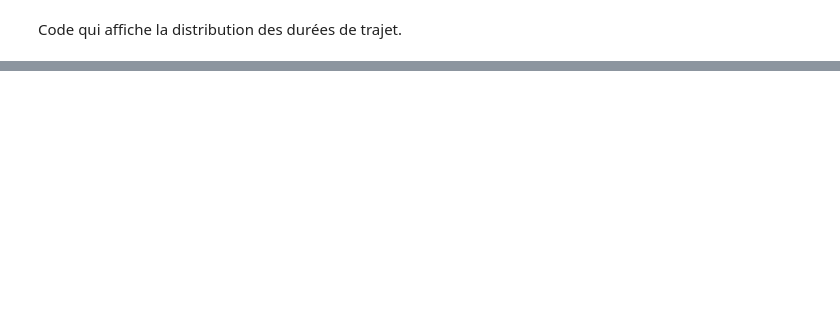
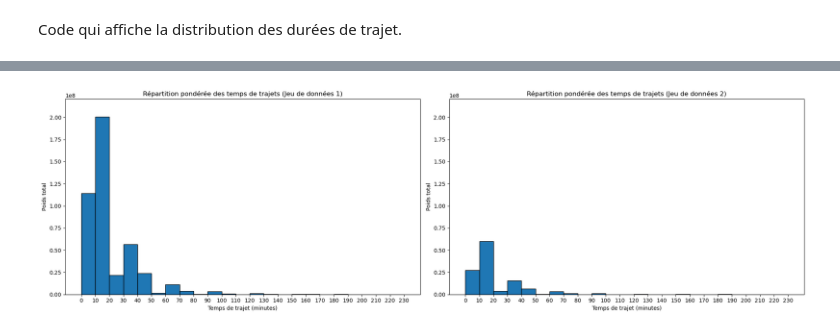
Before and after one commit to kilianguillon/Projet_statapp, a Jupyter notebook: duree_trajets.ipynb, the cells around one changed output, grey strips where cells are left out. Drawn from its saved outputs; the diff is of its cells as text; code cells hidden in the pictures; blank space fills up the shorter version.

```diff
--- a/duree_trajets.ipynb
+++ b/duree_trajets.ipynb
@@ -59,0 +100,31 @@ Distribution en fonction du jour de la semaine ;
+# %%
+data['DUREE_TRAJET'] = data['DUREE_TRAJET'].replace(',', '.').astype(float)
+data['DUREE_TRAJET'] = data['DUREE_TRAJET'] * 60
+# %%
+# Filtrage semaine / week-end :
+data_weekend = data[data['TYPE_jour'].isin(['samedi','dimanche'])]
+data_semaine = data[data['TYPE_jour'].isin(['samedi','dimanche']) == False]
+# %%
+# Pour avoir les graphs de même échelle
+
+bins = range(0, int(max(data_weekend['DUREE_TRAJET'].max(), data_semaine['DUREE_TRAJET'].max())) + 10, 10)
+max_weight = 0
+for df in [data_weekend, data_semaine]:
+    hist, _ = np.histogram(df['DUREE_TRAJET'], bins=bins, weights=df['POND_JOUR'])
+    max_weight = max(max_weight, hist.max())
+# %%
+plt.figure(figsize=(20, 6))
+
+for i, df in enumerate([data_semaine, data_weekend], 1):
+    plt.subplot(1, 2, i)
+    plt.hist(df['DUREE_TRAJET'], weights=df['POND_JOUR'], bins=bins, edgecolor='black')
+    plt.title(f'Répartition pondérée des temps de trajets (Jeu de données {i})')
+    plt.xlabel('Temps de trajet (minutes)')
+    plt.ylabel('Poids total')
+    plt.xticks(bins)
+    plt.ylim(0, max_weight * 1.1)  # Utilise le poids total maximum avec une petite marge
+
+plt.tight_layout()
+plt.show()
+# %% [output]
+[figure, added]
```
Also changed, not shown: parts of 16 cells of this notebook, 2 other files.
